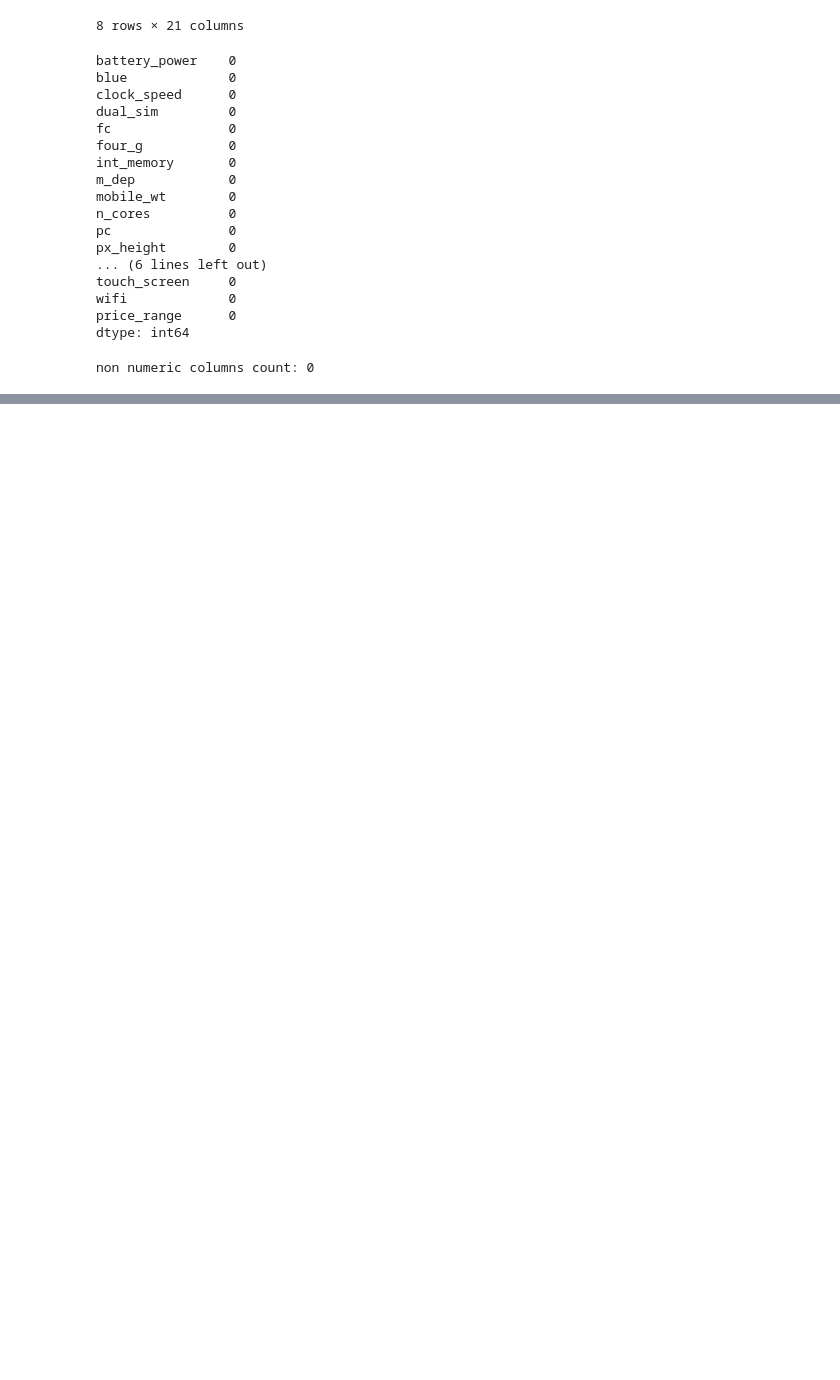
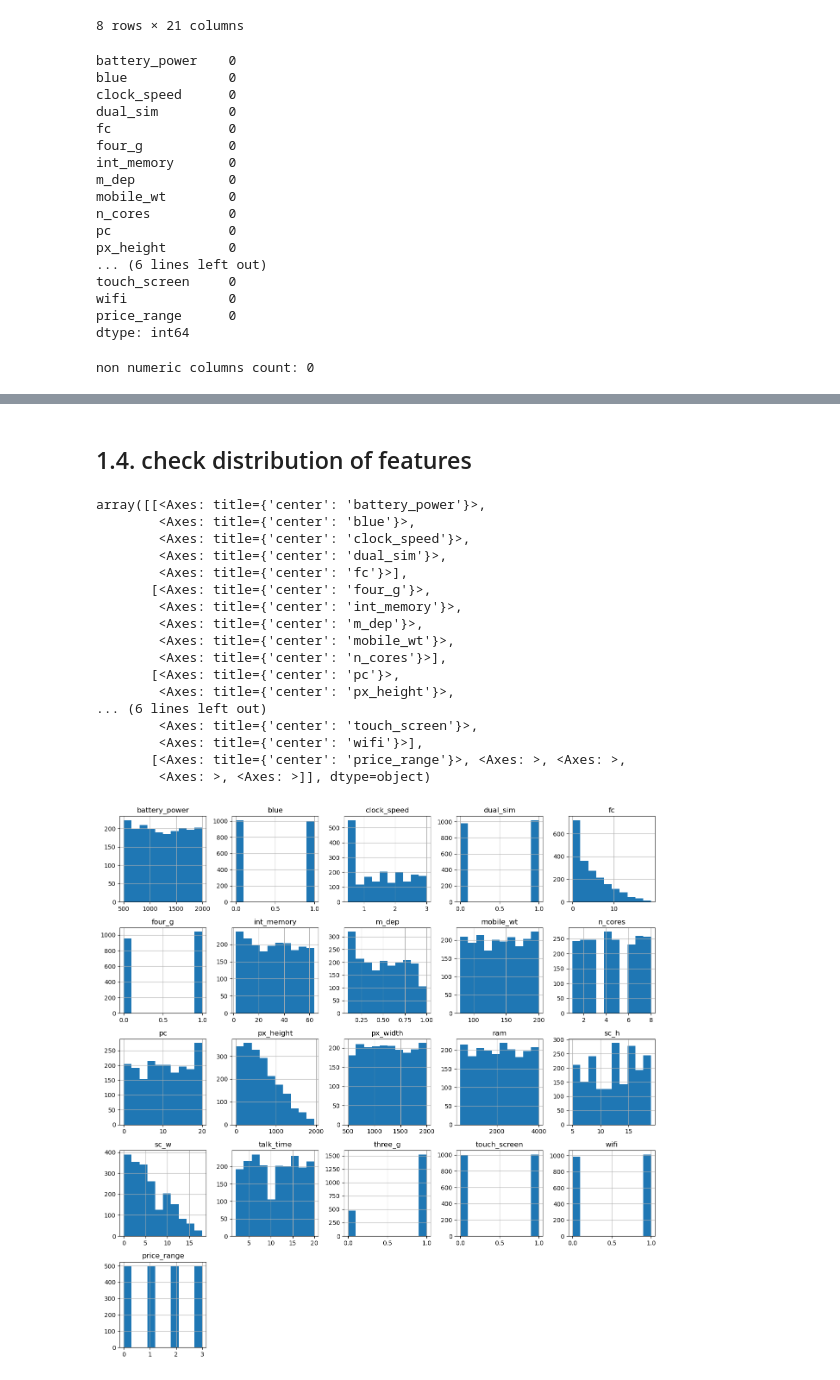
Before and after one commit to kazemini/data_analysis_practice, a Jupyter notebook: mobile_price_pre.ipynb, the cells around one changed output, grey strips where cells are left out. Saved outputs shown, nothing was run; the diff lists cells and outputs as text; code cells hidden in the pictures; blank space fills up the shorter version.

```diff
--- a/mobile_price_pre.ipynb
+++ b/mobile_price_pre.ipynb
@@ -115,0 +124,23 @@ non numeric columns count: 0
+# %% [markdown]
+## 1.4. check distribution of features
+# %%
+df.hist(figsize=(16,16))
+# %% [output]
+array([[<Axes: title={'center': 'battery_power'}>,
+        <Axes: title={'center': 'blue'}>,
+        <Axes: title={'center': 'clock_speed'}>,
+        <Axes: title={'center': 'dual_sim'}>,
+        <Axes: title={'center': 'fc'}>],
+       [<Axes: title={'center': 'four_g'}>,
+        <Axes: title={'center': 'int_memory'}>,
+        <Axes: title={'center': 'm_dep'}>,
+        <Axes: title={'center': 'mobile_wt'}>,
+        <Axes: title={'center': 'n_cores'}>],
+       [<Axes: title={'center': 'pc'}>,
+        <Axes: title={'center': 'px_height'}>,
+... (6 lines left out)
+        <Axes: title={'center': 'touch_screen'}>,
+        <Axes: title={'center': 'wifi'}>],
+       [<Axes: title={'center': 'price_range'}>, <Axes: >, <Axes: >,
+        <Axes: >, <Axes: >]], dtype=object)
+[figure, added]
```
Also changed, not shown: parts of 13 cells of this notebook.
